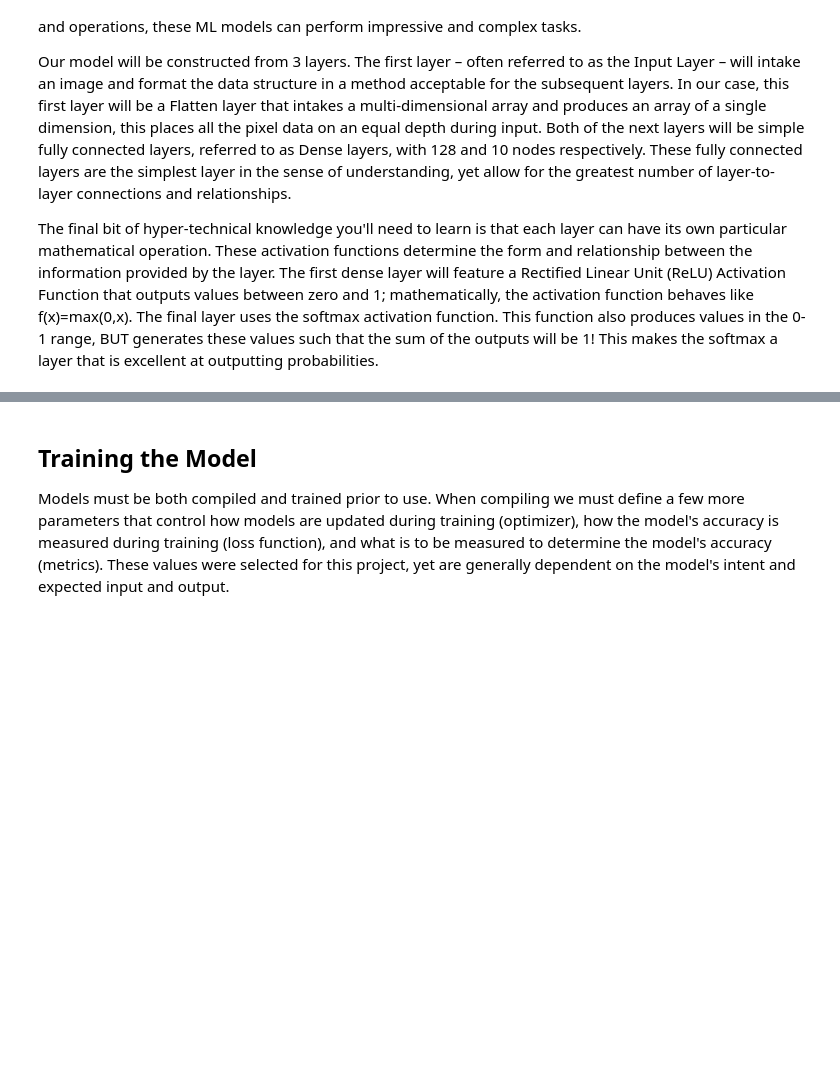
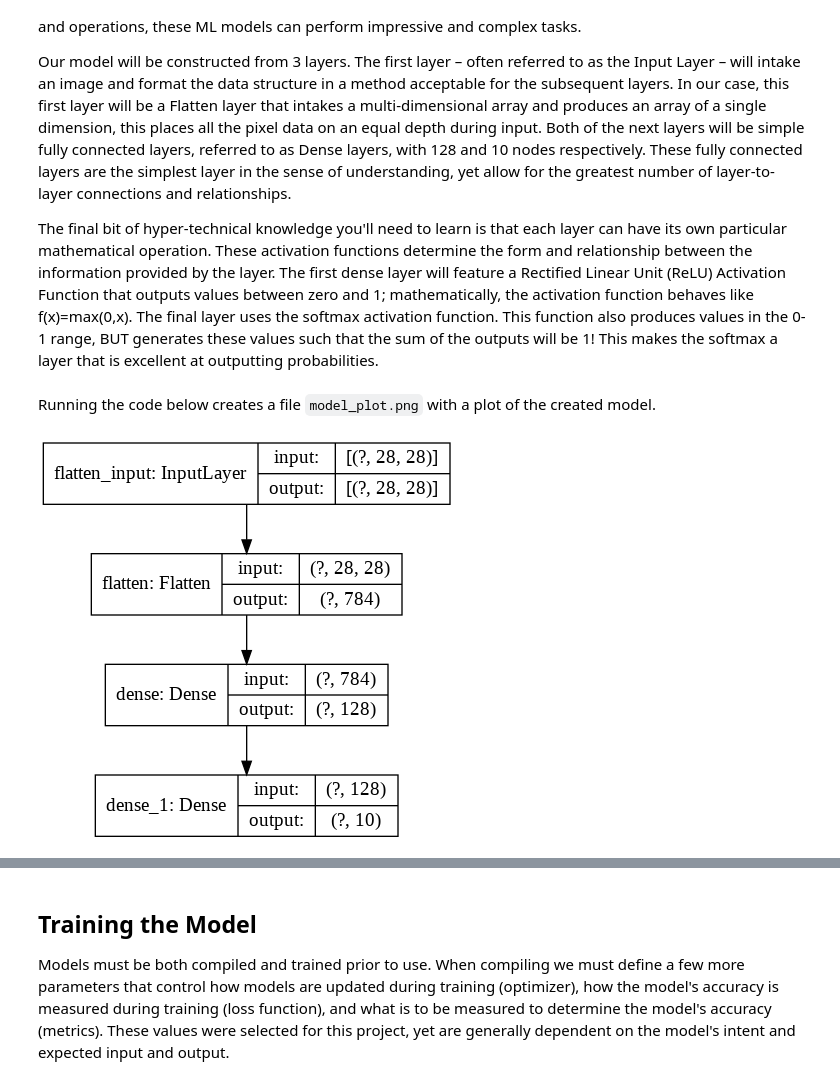
Before and after one commit to mmphego/TensorFlow-Course, a Jupyter notebook: fashion_mnist.ipynb, the cells around one changed output, grey strips where cells are left out. Drawn from its saved outputs; the diff is of its cells as text; code cells hidden in the pictures; blank space fills up the shorter version.

```diff
--- a/fashion_mnist.ipynb
+++ b/fashion_mnist.ipynb
@@ -82,3 +96,9 @@ model = keras.Sequential([
     keras.layers.Dense(128, activation=tf.nn.relu),
     keras.layers.Dense(10, activation=tf.nn.softmax)
 ])
+# %% [markdown]
+Running the code below creates a file `model_plot.png` with a plot of the created model.
+# %%
+keras.utils.plot_model(model, to_file='model.png', show_shapes=True)
+# %% [output]
+[figure, added]
```
Also changed, not shown: parts of 10 cells of this notebook.
